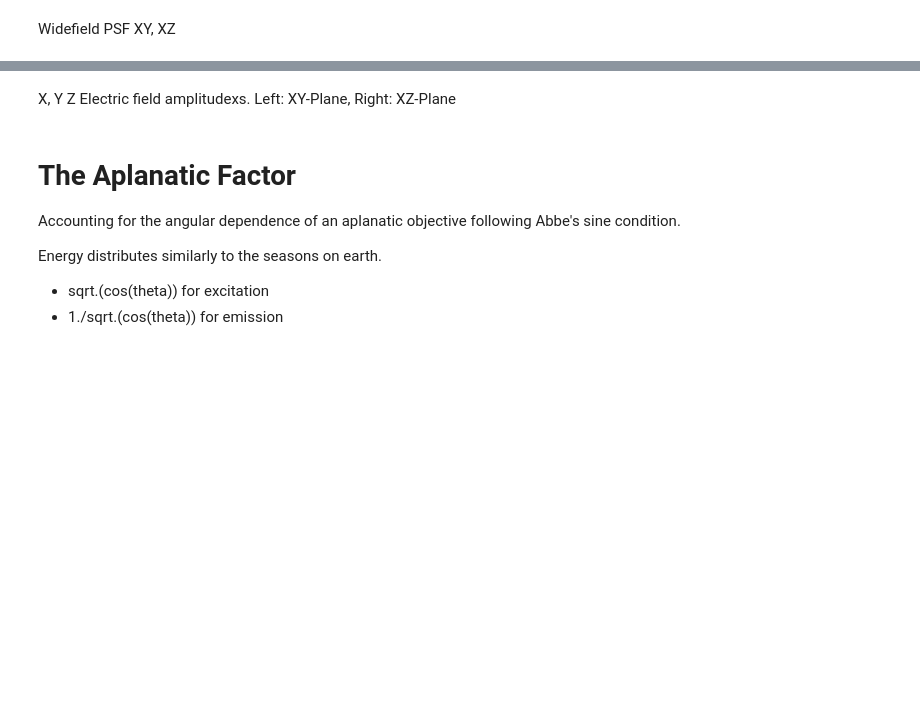
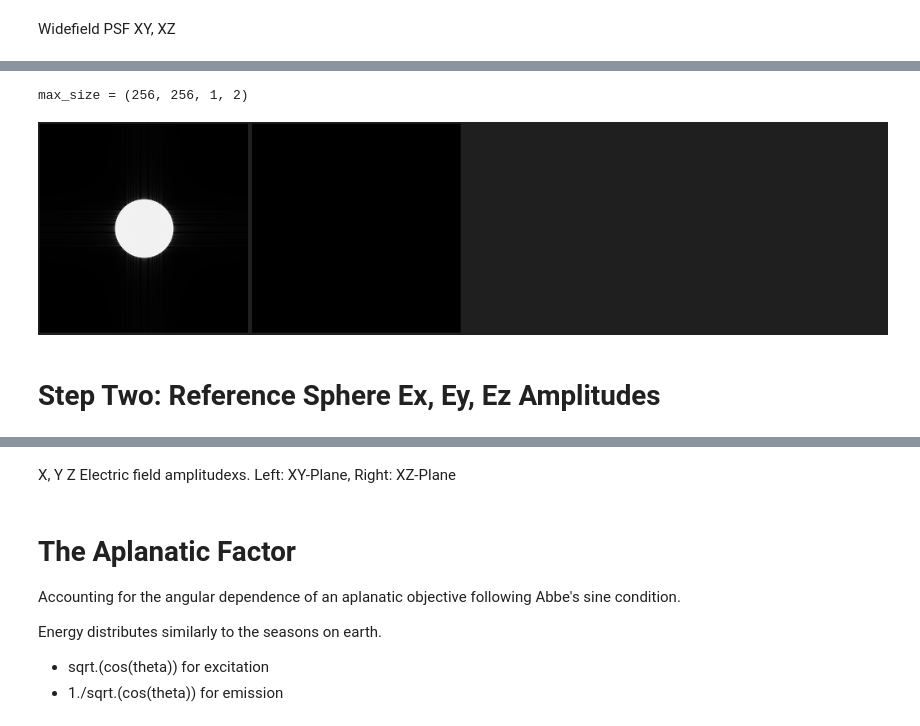
Before and after one commit to RainerHeintzmann/PointSpreadFunctions.jl, a Jupyter notebook: examples/PSFs_demo.ipynb, the cells around one changed output, grey strips where cells are left out. Saved outputs shown, nothing was run; the diff lists cells and outputs as text; code cells hidden in the pictures; blank space fills up the shorter version.

```diff
--- a/examples/PSFs_demo.ipynb
+++ b/examples/PSFs_demo.ipynb
@@ -46,0 +7,34 @@ show_xyz (generic function with 1 method)
+# %%
+function show_xyz(args...; z_offset=0, gamma=nothing, bg=0.12, dx=5, dy=5)
+    dat = []
+    sizes = size.(args)
+    mdim = maximum(length.(sizes))
+    max_size = Tuple(ones(Int, 4))
+    for s in sizes
+        max_size = max.(max_size,expand_size(s,max_size))
+    end
+    @show max_size
+    if isnothing(gamma)
+        gamma= (eltype(args[1]) <: Complex) ? 0.6 : 0.4
+    end
+    canvas = bg .* ones(length(args)*(max_size[2]+dy), 2*max_size[4]*(max_size[1]+dx))
+    n=0
+    for data in args
+        n=n+1
+        data = expand_dims(data,Val(4))
+        scale = inv(maximum(abs.((data))))
+        double = (size(data,3)>1) ? 2 : 1
+        for el in 1:size(data,4)
+            midz = size(data,3)÷2+1+z_offset
+            midy = size(data,2)÷2+1+z_offset
+            src = (scale.*(abs.(data[:,:,midz,el]))').^gamma
+            select_region!(src, canvas, dst_center=ceil.(Int, ((n-0.5)*(max_size[2]+dy), ((el-1)+0.5)*(max_size[1]+dx))))
+            if double > 1
+                src = (scale.*(abs.(data[:,midy,:,el]))').^gamma
+                select_region!(src, canvas, dst_center=ceil.(Int, ((n-0.5)*(max_size[2]+dy), (max_size[4]+(el-1)+0.5)*(max_size[1]+dx))))
+            end
+        end
+    end
+    myim = Gray.(canvas)
+    return myim
+end
@@ -55,7 +51,7 @@ show_xyz (generic function with 1 method)
 # %%
 λ_em = 0.5; NA = 1.4; n = 1.52
 λ_ex = 0.488 # only needed for some PSFs, such as confocal, ISM or TwoPhoton
-pp = PSFParams(λ_em, NA, n)
+pp = PSFParams(λ_em, NA, n; pol=pol_x)
 sz = (256, 256, 256)
 sampling = (0.050,0.050,0.050)
 print(pp)
@@ -78,3 +76,11 @@ Widefield PSF XY, XZ
+# %%
+my_pupil = PSFs.field_pupil(sz, pp, sampling) .* get_pupil_aperture(sz,pp,sampling)
+show_xyz(my_pupil)
+# %% [output]
+max_size = (256, 256, 1, 2)
+[figure, added]
+# %% [markdown]
+# Step Two: Reference Sphere Ex, Ey, Ez Amplitudes
 # %%
 pp = PSFParams(0.5, 1.4, 1.52; pol=pol_x)
 pa = apsf(sz, pp; sampling=sampling)
```
Also changed, not shown: parts of 10 cells of this notebook, 3 other files.
